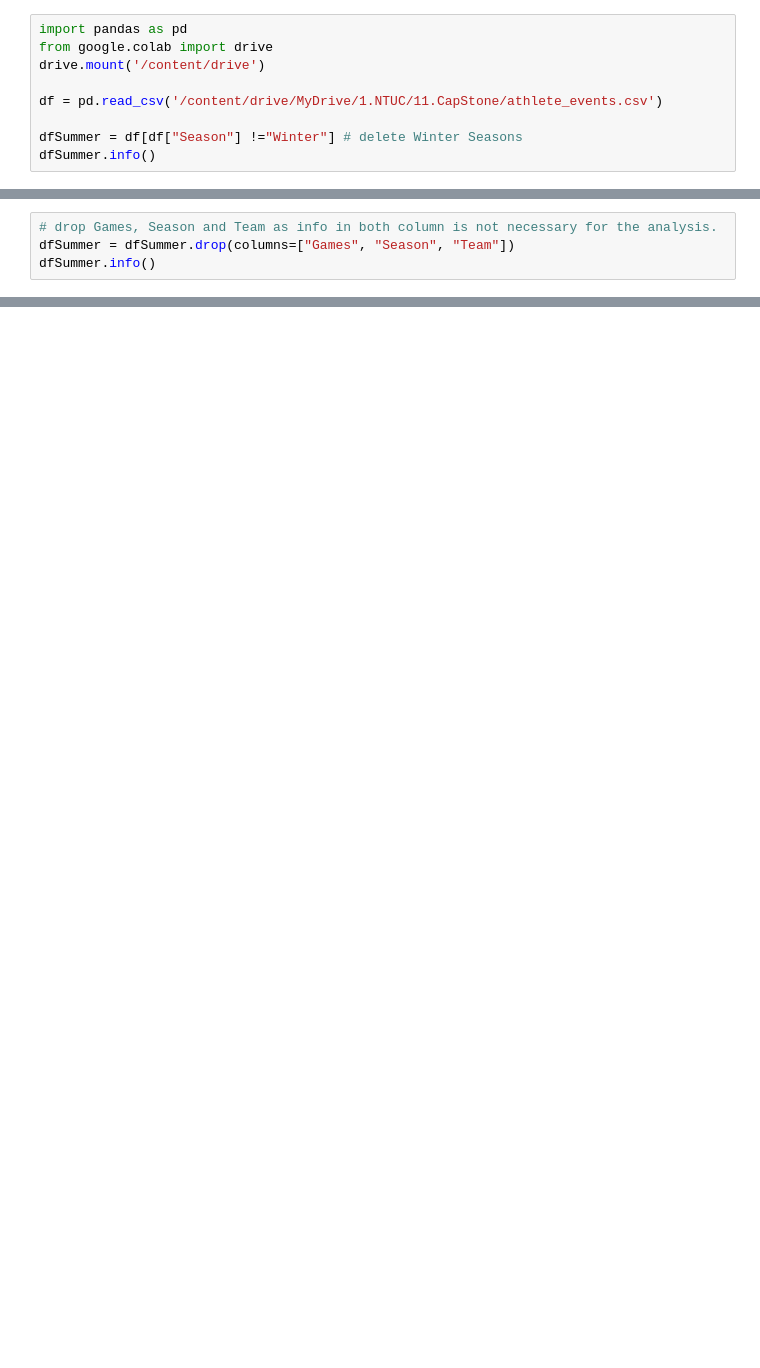
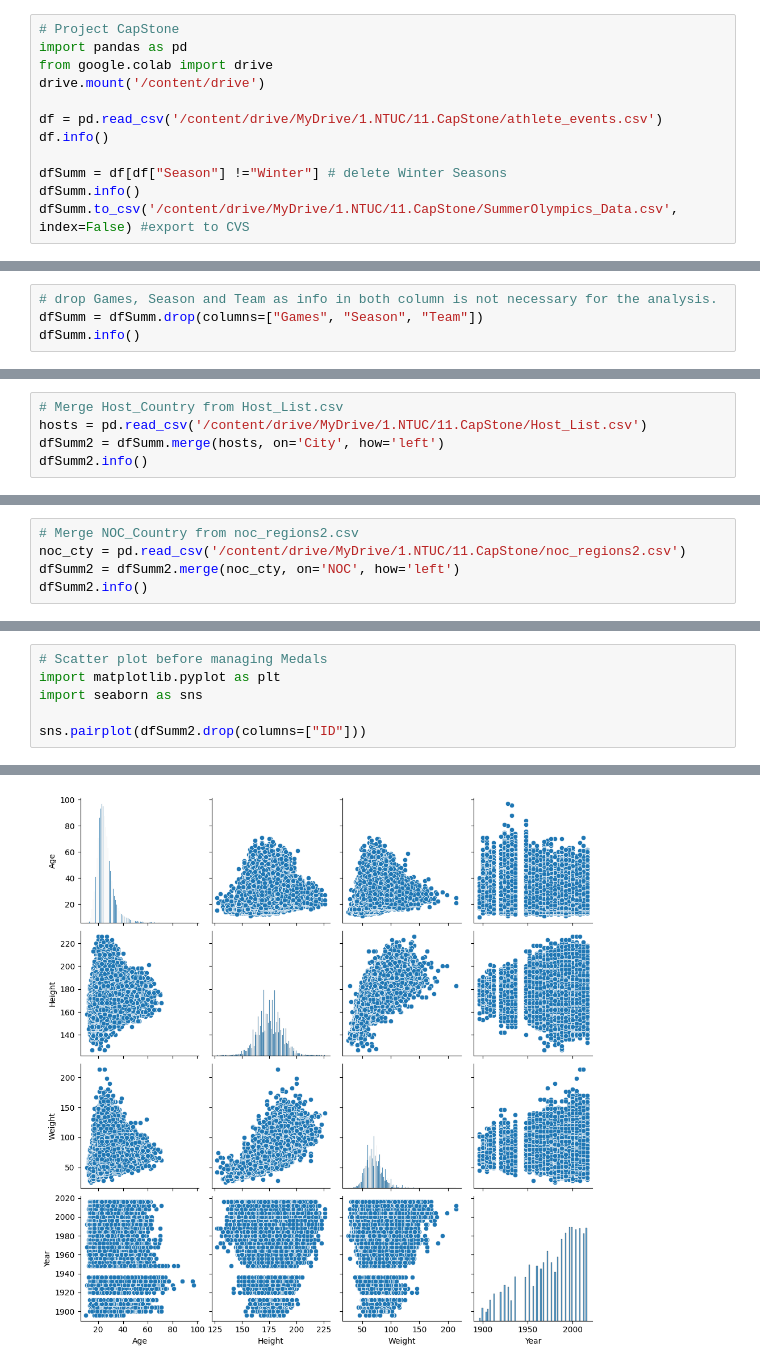
Before and after one commit to tamkj/CapStoneETKJ, a Jupyter notebook: CapStone_Sport.ipynb, the cells around one changed output, grey strips where cells are left out. Saved outputs shown, nothing was run; the diff lists cells and outputs as text; blank space fills up the shorter version.

```diff
--- a/CapStone_Sport.ipynb
+++ b/CapStone_Sport.ipynb
@@ -1,11 +1,14 @@
 # %% [markdown]
 <a href="https://colab.research.google.com/github/tamkj/CapStoneETKJ/blob/main/CapStone_Sport.ipynb" target="_parent"><img src="https://colab.research.google.com/assets/colab-badge.svg" alt="Open In Colab"/></a>
 # %%
+# Project CapStone
 import pandas as pd
 from google.colab import drive
 drive.mount('/content/drive')
 
 df = pd.read_csv('/content/drive/MyDrive/1.NTUC/11.CapStone/athlete_events.csv')
+df.info()
 
-dfSummer = df[df["Season"] !="Winter"] # delete Winter Seasons
-dfSummer.info()
+dfSumm = df[df["Season"] !="Winter"] # delete Winter Seasons
+dfSumm.info()
+dfSumm.to_csv('/content/drive/MyDrive/1.NTUC/11.CapStone/SummerOlympics_Data.csv', index=False) #export to CVS
@@ -12,4 +33,4 @@ dfSummer.info()
 # %%
 # drop Games, Season and Team as info in both column is not necessary for the analysis.
-dfSummer = dfSummer.drop(columns=["Games", "Season", "Team"])
-dfSummer.info()
+dfSumm = dfSumm.drop(columns=["Games", "Season", "Team"])
+dfSumm.info()
@@ -39,0 +57,5 @@ dfSummer2.info()
+# %%
+# Merge Host_Country from Host_List.csv
+hosts = pd.read_csv('/content/drive/MyDrive/1.NTUC/11.CapStone/Host_List.csv')
+dfSumm2 = dfSumm.merge(hosts, on='City', how='left')
+dfSumm2.info()
@@ -39,0 +83,5 @@ dfSummer2.info()
+# %%
+# Merge NOC_Country from noc_regions2.csv
+noc_cty = pd.read_csv('/content/drive/MyDrive/1.NTUC/11.CapStone/noc_regions2.csv')
+dfSumm2 = dfSumm2.merge(noc_cty, on='NOC', how='left')
+dfSumm2.info()
@@ -42,0 +109,7 @@ dfSummer2.to_csv('/content/drive/MyDrive/1.NTUC/11.CapStone/SummerOlympics_final
+# %%
+# Scatter plot before managing Medals
+import matplotlib.pyplot as plt
+import seaborn as sns
+
+sns.pairplot(dfSumm2.drop(columns=["ID"]))
+# %% [output]
@@ -42,0 +117 @@ dfSummer2.to_csv('/content/drive/MyDrive/1.NTUC/11.CapStone/SummerOlympics_final
+[figure, added]
```
Also changed, not shown: parts of 11 cells of this notebook.
